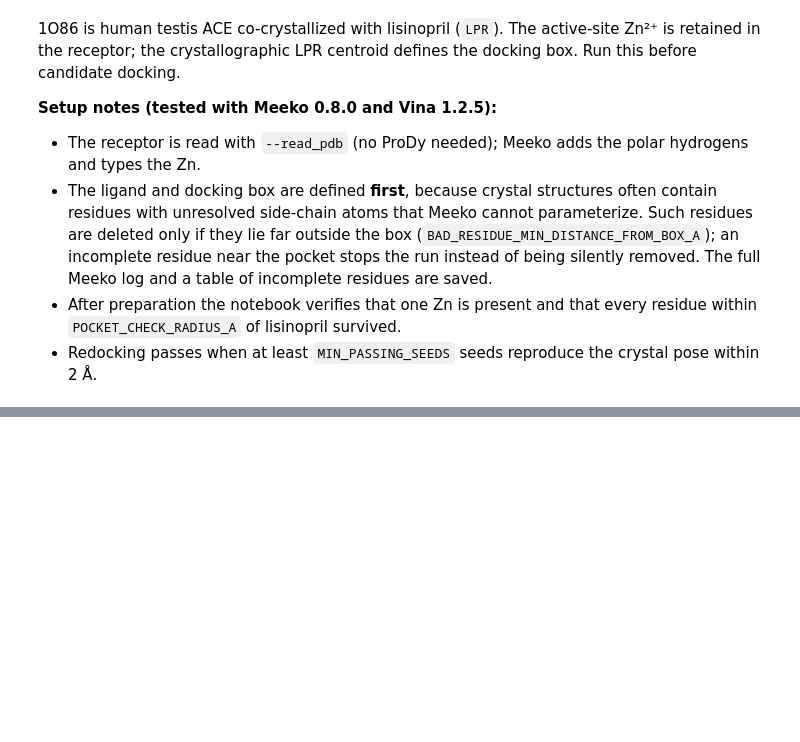
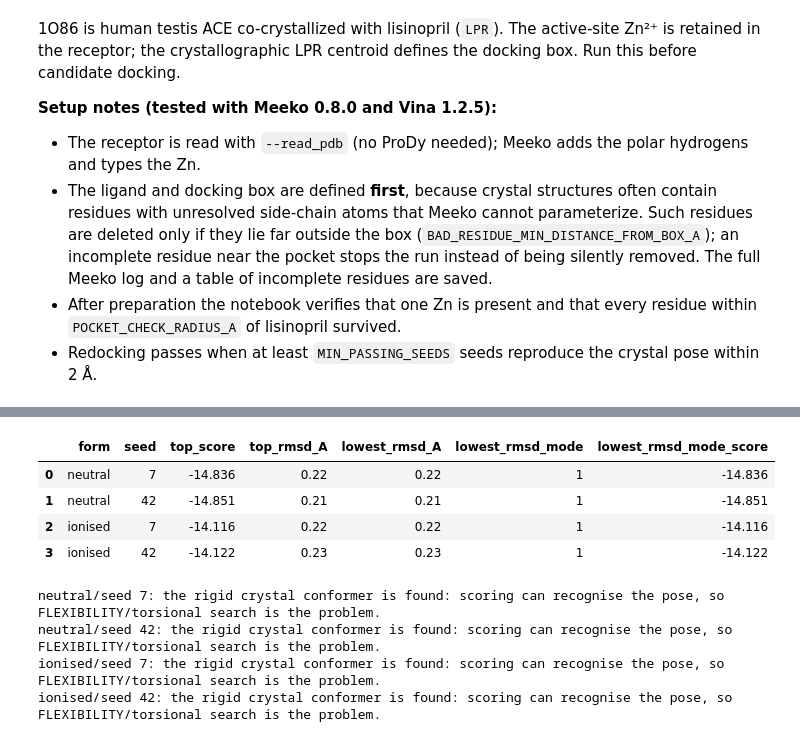
Before and after one commit to saziai/ACE_Workflow, a Jupyter notebook: notebooks/4-ACE-REDOCK-1O86.ipynb, the cells around one changed output, grey strips where cells are left out. Drawn from its saved outputs; the diff is of its cells as text; code cells hidden in the pictures; blank space fills up the shorter version.

```diff
--- a/notebooks/4-ACE-REDOCK-1O86.ipynb
+++ b/notebooks/4-ACE-REDOCK-1O86.ipynb
@@ -203,0 +527,47 @@ print(f'{n_pass}/{len(redock)} seeds within 2 Å (median RMSD {redock.heavy_atom
+# %%
+RUN_RIGID_REDOCK = True
+RIGID_SEEDS = SEEDS[:2]
+
+def make_rigid_pdbqt(src, dst):
+    """Freeze all torsions: keep the atoms, drop BRANCH records, one ROOT, TORSDOF 0 (atom order is preserved)."""
+    atoms = [l for l in Path(src).read_text().splitlines() if l.startswith(('ATOM', 'HETATM'))]
+    Path(dst).write_text('\n'.join(['ROOT', *atoms, 'ENDROOT', 'TORSDOF 0']) + '\n')
+
+if not RUN_RIGID_REDOCK:
+    print('Rigid redocking skipped.')
+else:
+    rigid_rows = []
+    for form, (ref_file, _) in FORMS.items():
+        if not Path(ref_file).exists(): continue
+        rigid_ligand = PATHS['REDOCKING_LIGAND'] / f'1o86_LPR_crystal_{form}_rigid.pdbqt'
+        make_rigid_pdbqt(ref_file, rigid_ligand)
+        ref = pdbqt_heavy_coordinates(rigid_ligand)
+        for seed in RIGID_SEEDS:
+            pose = PATHS['REDOCKING_DOCKING'] / f'LPR_{form}_rigid_seed_{seed}.pdbqt'
+            r = subprocess.run([VINA, '--receptor', str(receptor_pdbqt), '--ligand', str(rigid_ligand),
+                                '--center_x', str(box['center_x']), '--center_y', str(box['center_y']), '--center_z', str(box['center_z']),
+                                '--size_x', str(box['size_x']), '--size_y', str(box['size_y']), '--size_z', str(box['size_z']),
+                                '--cpu', str(DOCKING_CPU), '--exhaustiveness', str(EXHAUSTIVENESS), '--num_modes', str(NUM_MODES), '--seed', str(seed), '--out', str(pose)],
+                               text=True, capture_output=True)
+            if r.returncode: raise RuntimeError(r.stderr[-1500:] or r.stdout[-1500:])
+            pose.with_suffix('.log').write_text(r.stdout)
+            t = mode_table(pose, ref); s = summarize_modes(t)
+            rigid_rows.append({'form': form, 'seed': seed, 'top_score': s['top_score'], 'top_rmsd_A': s['top_rmsd_A'],
+                               'lowest_rmsd_A': s['lowest_rmsd_A'], 'lowest_rmsd_mode': s['lowest_rmsd_mode'], 'lowest_rmsd_mode_score': s['lowest_rmsd_mode_score']})
+    rigid = pd.DataFrame(rigid_rows); display(rigid)
+    rigid.to_csv(PATHS['REDOCKING_ANALYSIS'] / '1o86_redocking_rigid.csv', index=False)
+    for r in rigid.itertuples():
+        if r.top_rmsd_A <= 2.0: msg = 'the rigid crystal conformer is found: scoring can recognise the pose, so FLEXIBILITY/torsional search is the problem.'
+        elif r.lowest_rmsd_A <= 2.0: msg = f'a crystal-like pose exists at mode {r.lowest_rmsd_mode} but is not ranked first: a SCORING/ranking problem.'
+        else: msg = 'even the perfect rigid conformer is not placed correctly: the SCORING function has no funnel toward the crystal pose (Zn/ionic interactions); more sampling will not fix this.'
+        print(f'{r.form}/seed {r.seed}: {msg}')
+# %% [output]
+|  | form | seed | top_score | top_rmsd_A | lowest_rmsd_A | lowest_rmsd_mode | lowest_rmsd_mode_score |
+| 0 | neutral | 7 | -14.836 | 0.22 | 0.22 | 1 | -14.836 |
+| 1 | neutral | 42 | -14.851 | 0.21 | 0.21 | 1 | -14.851 |
+| 2 | ionised | 7 | -14.116 | 0.22 | 0.22 | 1 | -14.116 |
+| 3 | ionised | 42 | -14.122 | 0.23 | 0.23 | 1 | -14.122 |
+neutral/seed 7: the rigid crystal conformer is found: scoring can recognise the pose, so FLEXIBILITY/torsional search is the problem.
+neutral/seed 42: the rigid crystal conformer is found: scoring can recognise the pose, so FLEXIBILITY/torsional search is the problem.
+ionised/seed 7: the rigid crystal conformer is found: scoring can recognise the pose, so FLEXIBILITY/torsional search is the problem.
+ionised/seed 42: the rigid crystal conformer is found: scoring can recognise the pose, so FLEXIBILITY/torsional search is the problem.
```
Also changed, not shown: parts of 14 cells of this notebook, 27 other files.
